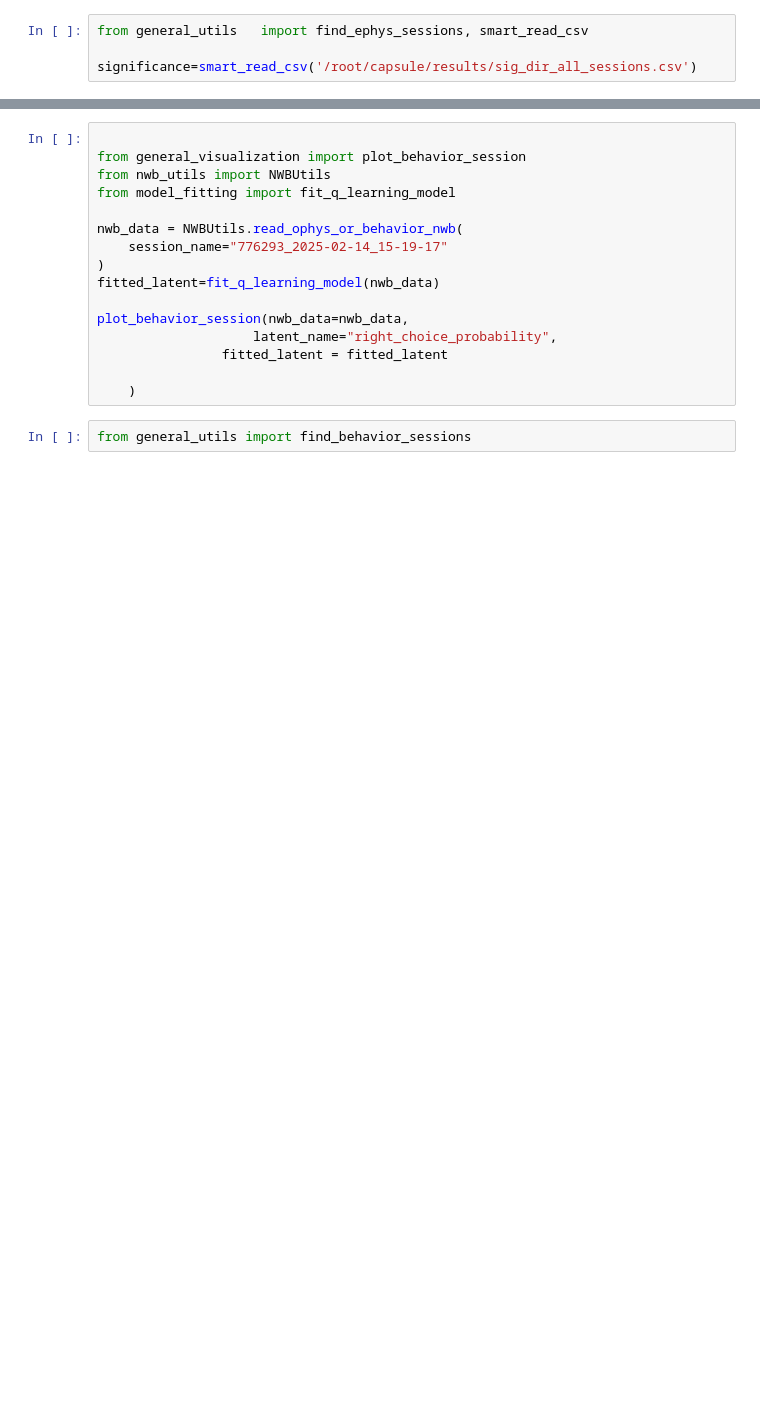
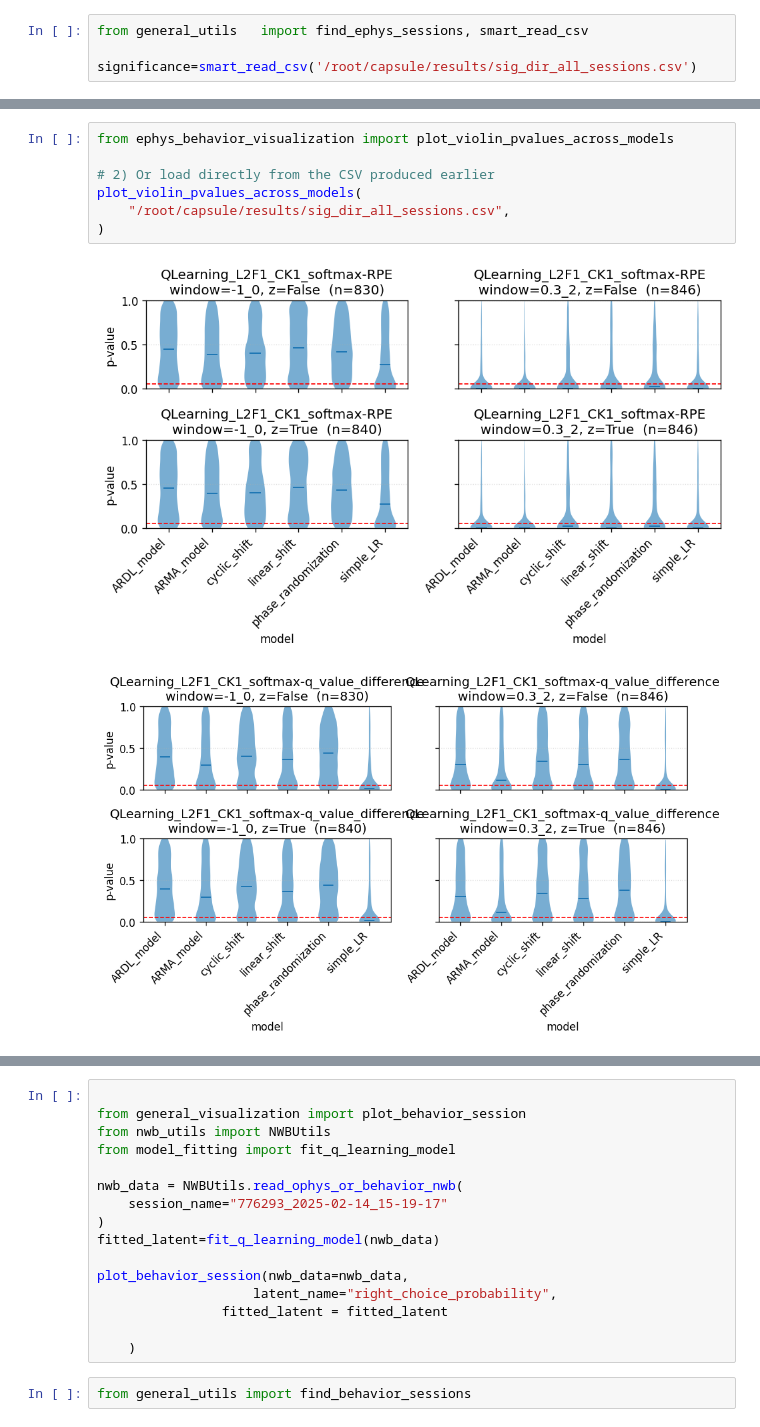
Before and after one commit to AllenNeuralDynamics/aind-dft-ephys-analysis, a Jupyter notebook: src/aind_dft_ephys_analysis/ephys_playground.ipynb, the cells around one changed output, grey strips where cells are left out. Saved outputs shown, nothing was run; the diff lists cells and outputs as text; blank space fills up the shorter version.

Commit message:
adding violin plot

```diff
--- a/src/aind_dft_ephys_analysis/ephys_playground.ipynb
+++ b/src/aind_dft_ephys_analysis/ephys_playground.ipynb
@@ -396,0 +368,10 @@ plot_unitwise_pvalues_across_models(
+# %%
+from ephys_behavior_visualization import plot_violin_pvalues_across_models
+
+# 2) Or load directly from the CSV produced earlier
+plot_violin_pvalues_across_models(
+    "/root/capsule/results/sig_dir_all_sessions.csv",
+)
+# %% [output]
+[figure, added]
+[figure, added]
```
Also changed, not shown: parts of 6 cells of this notebook, 1 other file.
